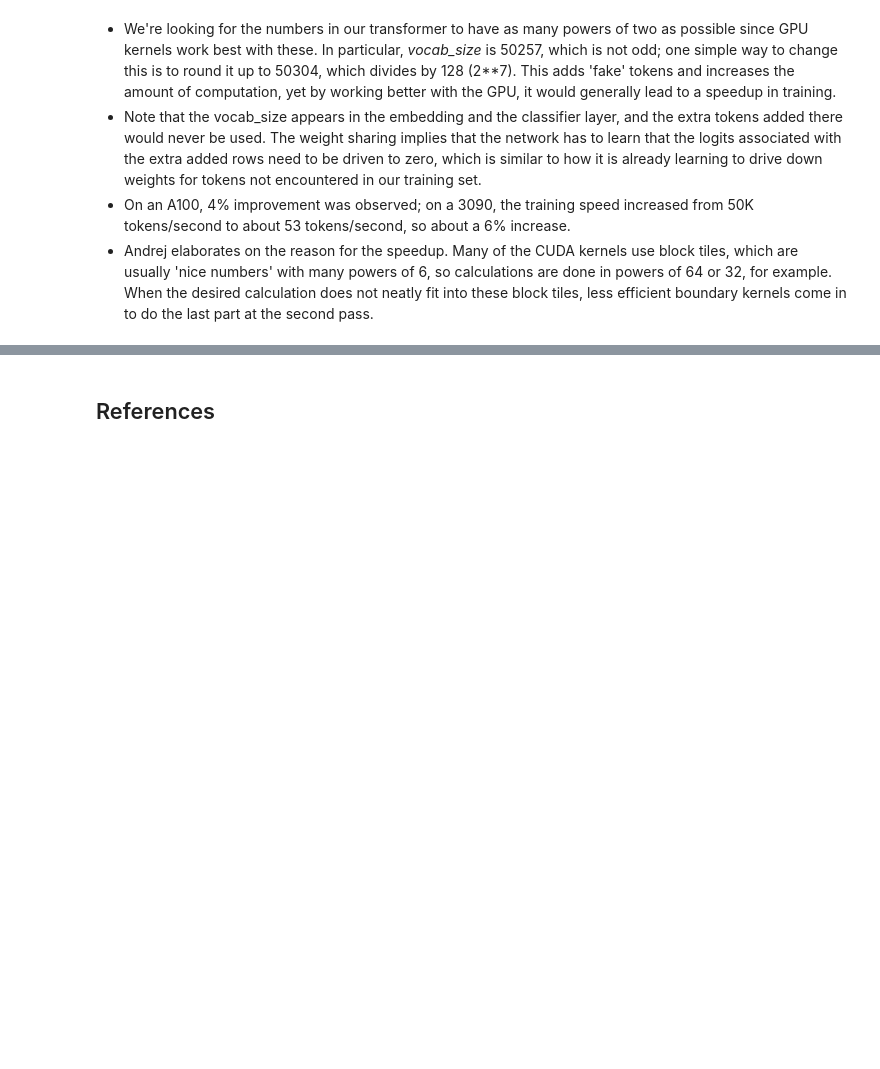
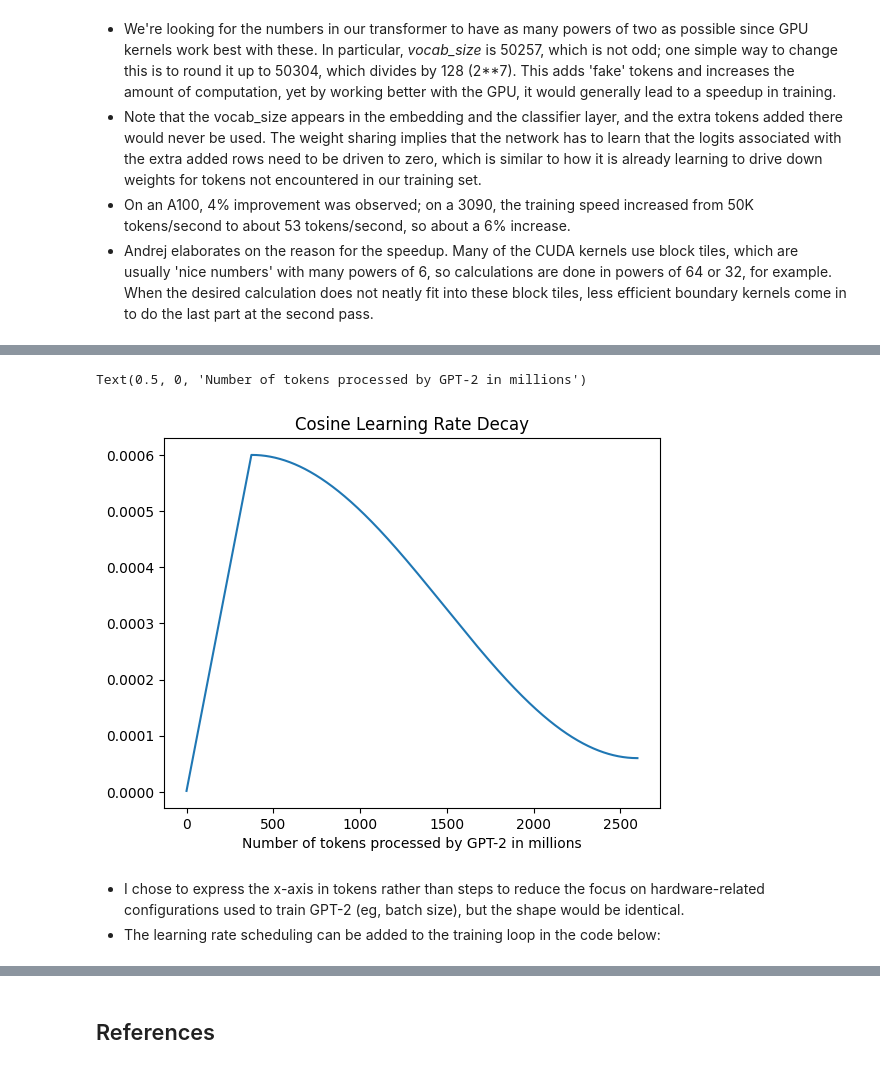
Before and after one commit to dapopov-st/gpt2-from-scratch-to-tiny-stories, a Jupyter notebook: Part 3: Optimize and train GPT2.ipynb, the cells around one changed output, grey strips where cells are left out. Drawn from its saved outputs; the diff is of its cells as text; code cells hidden in the pictures; blank space fills up the shorter version.

```diff
--- a/Part 3: Optimize and train GPT2.ipynb
+++ b/Part 3: Optimize and train GPT2.ipynb
@@ -233,0 +257,34 @@ on a 3090, with FlashAttention added, about 50K tokens/second can be processed c
+# %%
+import pandas as pd
+import matplotlib.pyplot as plt
+import numpy as np
+import math
+max_lr = 6e-4
+min_lr = max_lr * 0.1
+warmup_steps = 375
+max_steps = 2600
+def get_lr(it):
+    # 1.) linear warmup for warmup_iters steps
+    if it < warmup_steps:
+        return max_lr * (it+1)/warmup_steps
+    # 2.) if it > lr_decay_iters, return min learning rate
+    if it > max_steps:
+        return min_lr
+    # 3.) in between, use cosine decay down to min learning rate
+    decay_ratio = (it - warmup_steps)/(max_steps-warmup_steps)
+    assert 0<=decay_ratio<=1
+    coeff = 0.5*(1.0 + math.cos(math.pi * decay_ratio)) # coef starts at 1 and goes to 0
+    return min_lr + coeff * (max_lr-min_lr)
+
+its = np.arange(0,max_steps)
+get_lr_vectorized = np.vectorize(get_lr)
+lrs = get_lr_vectorized(its)
+plt.plot(its,lrs)
+plt.title('Cosine Learning Rate Decay')
+plt.xlabel("Number of tokens processed by GPT-2 in millions")
+# %% [output]
+Text(0.5, 0, 'Number of tokens processed by GPT-2 in millions')
+[figure, added]
+# %% [markdown]
+- I chose to express the x-axis in tokens rather than steps to reduce the focus on hardware-related configurations used to train GPT-2 (eg, batch size), but the shape would be identical.
+- The learning rate scheduling can be added to the training loop in the code below:
```
Also changed, not shown: parts of 10 cells of this notebook, 1 other file.
